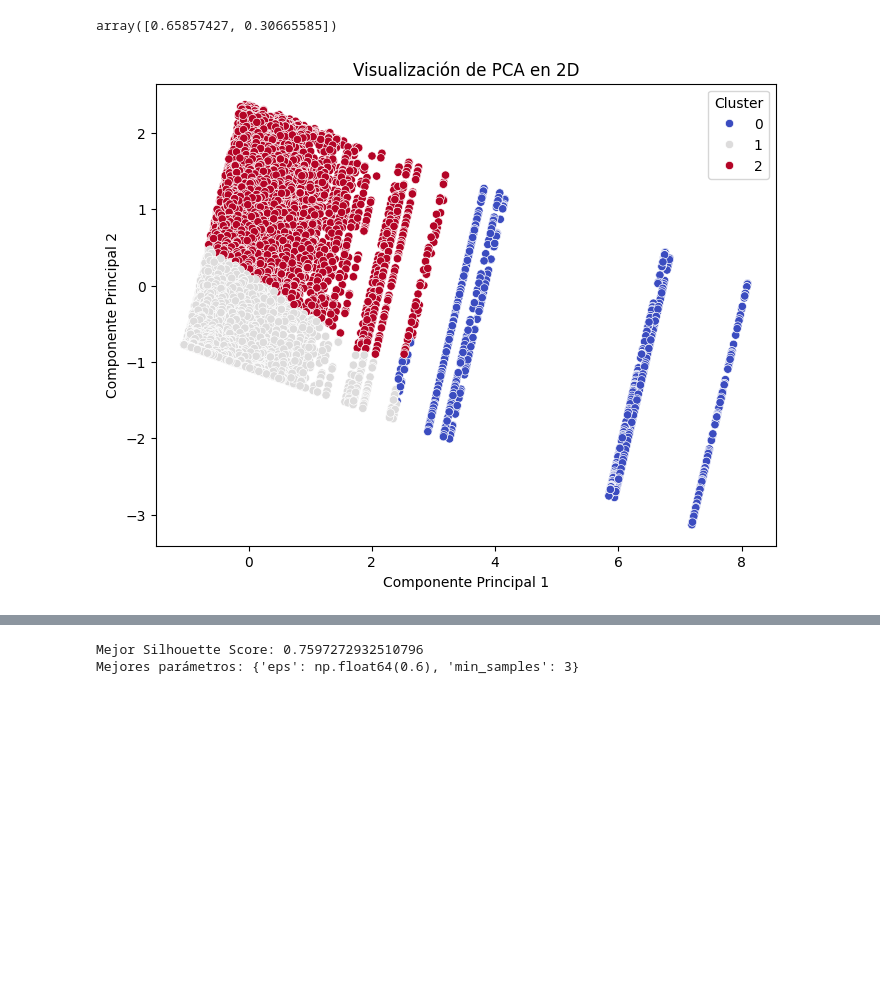
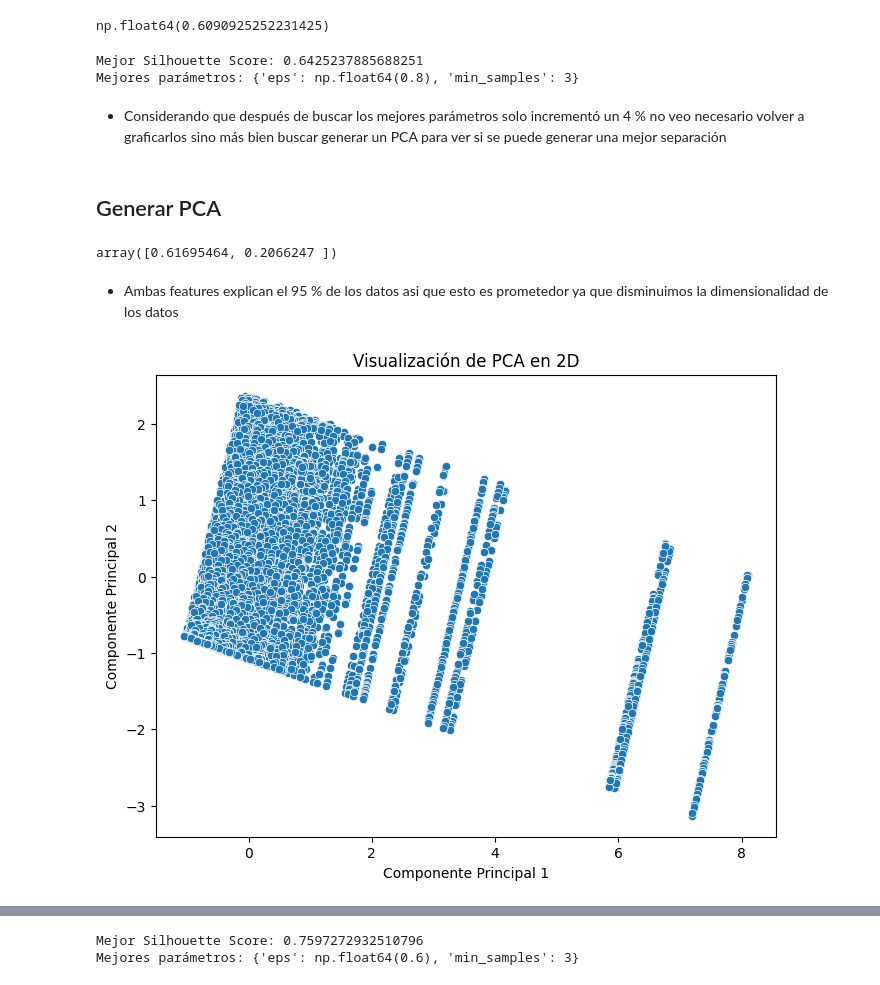
Before and after one commit to LLAES07/Segmentacion_clientes, a Jupyter notebook: notebook/2_MODEL_TRAINING.ipynb, the cells around one changed output, grey strips where cells are left out. Drawn from its saved outputs; the diff is of its cells as text; code cells hidden in the pictures; blank space fills up the shorter version.

```diff
--- a/notebook/2_MODEL_TRAINING.ipynb
+++ b/notebook/2_MODEL_TRAINING.ipynb
@@ -15,0 +16,12 @@ df_filtrado = pd.read_csv('data/training_data.csv')
+# %%
+df = df.drop(columns=['Unnamed: 0', 'InvoiceNo', 'InvoiceDate', 'CustomerID'], axis=1)
+# %%
+df_filtrado = df[['Recencia', 'Monto', 'Frecuencia']]
+# %%
+from sklearn.preprocessing import StandardScaler, MinMaxScaler, RobustScaler, MaxAbsScaler, QuantileTransformer
+
+# Estandarizar los datos
+scaler = StandardScaler()
+df_scaled = scaler.fit_transform(df_filtrado)
+
+df_scaled = pd.DataFrame(data=df_scaled, columns=df_filtrado.columns)
@@ -60,6 +133,0 @@ plt.show()
-# %%
-from sklearn.preprocessing import StandardScaler, MinMaxScaler, RobustScaler, MaxAbsScaler, QuantileTransformer
-
-# Estandarizar los datos
-scaler = StandardScaler()
-df_scaled = scaler.fit_transform(df_filtrado[['Recencia', 'Frecuencia', 'Monto']])
@@ -115,3 +155,47 @@ plt.show()
+# %%
+silhouette_score(df_scaled, df_filtrado['Cluster_DBSCAN'])
+# %% [output]
+np.float64(0.6090925252231425)
+# %%
+
+
+# Definir rangos para eps y min_samples
+eps_range = np.arange(0.1, 1.0, 0.1)  # Valores de eps
+min_samples_range = range(3, 11)      # Valores de min_samples
+
+# Variables para almacenar los mejores parámetros
+best_score = -1
+best_params = {"eps": None, "min_samples": None}
+
+# GridSearch manual
+for eps in eps_range:
+    for min_samples in min_samples_range:
+        # Aplicar DBSCAN
+        dbscan = DBSCAN(eps=eps, min_samples=min_samples)
+        labels = dbscan.fit_predict(df_scaled)
+
+        # Ignorar configuraciones con un único clúster o todos ruido
+        if len(set(labels)) <= 1 or (labels == -1).mean() == 1.0:
+            continue
+
+        # Calcular Silhouette Score
+        score = silhouette_score(df_scaled, labels)
+
+        # Guardar si es el mejor hasta ahora
+        if score > best_score:
+            best_score = score
+            best_params = {"eps": eps, "min_samples": min_samples}
+
+# Resultados
+print("Mejor Silhouette Score:", best_score)
+print("Mejores parámetros:", best_params)
+# %% [output]
+Mejor Silhouette Score: 0.6425237885688251
+Mejores parámetros: {'eps': np.float64(0.8), 'min_samples': 3}
+# %% [markdown]
+- Considerando que después de buscar los mejores parámetros solo incrementó un 4 % no veo necesario volver a graficarlos sino más bien buscar generar un PCA para ver si se puede generar una mejor separación
+# %% [markdown]
+## Generar PCA
 # %%
 
 pca = PCA(n_components=2)  # Crear el modelo PCA
@@ -119,22 +203,25 @@ df_pca = pca.fit_transform(df_scaled)  # Transformar los datos
 
 # Opcional: Para acceder a la varianza explicada
 explained_variance = pca.explained_variance_ratio_
-# %%
-explained_variance
-# %% [output]
-array([0.65857427, 0.30665585])
+# %%
+
+explained_variance
+# %% [output]
+array([0.61695464, 0.2066247 ])
+# %% [markdown]
+- Ambas features explican el 95 % de los datos asi que esto es prometedor ya que disminuimos la dimensionalidad de los datos
 # %%
 df_pca = pd.DataFrame(df_pca, columns=["PC1", "PC2"])
 # %%
 import matplotlib.pyplot as plt
 import seaborn as sns
 
 # Crear un scatter plot de las dos primeras componentes principales
 plt.figure(figsize=(8, 6))
-sns.scatterplot(x=df_pca.iloc[:, 0], y=df_pca.iloc[:, 1], hue=df_filtrado['Cluster'], palette="coolwarm")
+sns.scatterplot(x=df_pca.iloc[:, 0], y=df_pca.iloc[:, 1], palette="coolwarm")
 plt.xlabel("Componente Principal 1")
 plt.ylabel("Componente Principal 2")
 plt.title("Visualización de PCA en 2D")
 plt.show()
 # %% [output]
-[figure, old version]
+[figure, new version]
```
Also changed, not shown: parts of 36 cells of this notebook, 5 other files.
